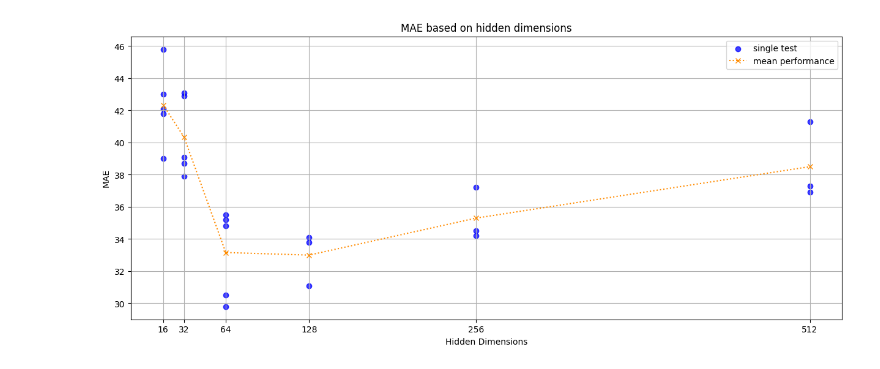
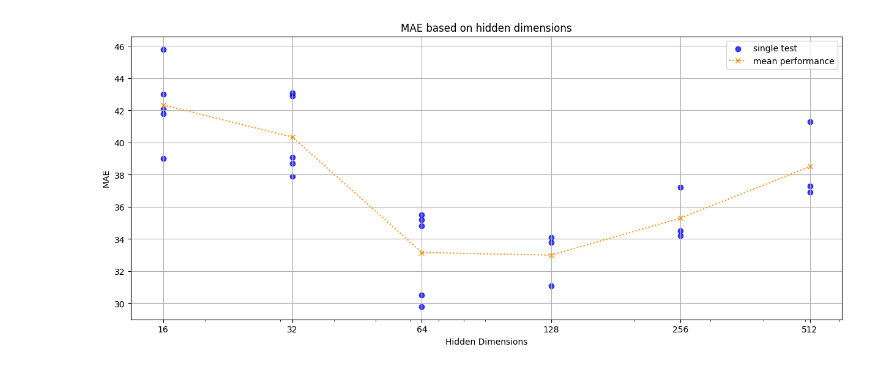
Before and after one commit to westarman/MLG-Project, a Jupyter notebook: models/graphSAGE/plotting.ipynb, the cells around one changed output. Drawn from its saved outputs; the diff is of its cells as text; code cells hidden in the pictures.

```diff
--- a/models/graphSAGE/plotting.ipynb
+++ b/models/graphSAGE/plotting.ipynb
@@ -5,32 +5,34 @@ from collections import defaultdict
 data = [
     (16, 42.1), (16, 41.8), (16, 43.0), (16, 45.8), (16, 39.0),
     (32, 38.7), (32, 39.1), (32, 37.9), (32, 43.1), (32, 42.9),
     (64, 35.2), (64, 34.8), (64, 35.5), (64, 29.8), (64, 30.5),
     (128, 33.8), (128, 34.1), (128, 31.1),
     (256, 34.5), (256, 34.2), (256, 37.2),
     (512, 36.9), (512, 37.3), (512, 41.3),
 ]
 
 hidden_dims, mae = zip(*data)
 
 plt.figure(figsize=(15,6))
 plt.scatter(hidden_dims, mae, label="single test", color="blue", alpha=0.75) #<-- data points
 
 bucket = defaultdict(list)
 for h, m in data:
     bucket[h].append(m)
 
 mean_hidden = sorted(bucket.keys())
 mean_mae = [sum(bucket[h]) / len(bucket[h]) for h in mean_hidden]
 
 plt.plot(mean_hidden, mean_mae, label="mean performance", marker='x', color="darkorange", linestyle=':') #<-- average line
 
+plt.xscale("log")
 plt.xlabel("Hidden Dimensions")
 plt.ylabel("MAE")
-plt.xticks([16, 32, 64, 128, 256, 512])
+#plt.xticks([16, 32, 64, 128, 256, 512], labels=[16, 32, 64, 128, 256, 512])
+plt.xticks(16, 32, 64, 128, 256, 512)
 plt.title("MAE based on hidden dimensions")
 plt.legend() # <-- 'label' above assigns the legend
 plt.grid(True)
 plt.show()
 # %% [output]
-[figure, old version]
+[figure, new version]
```
